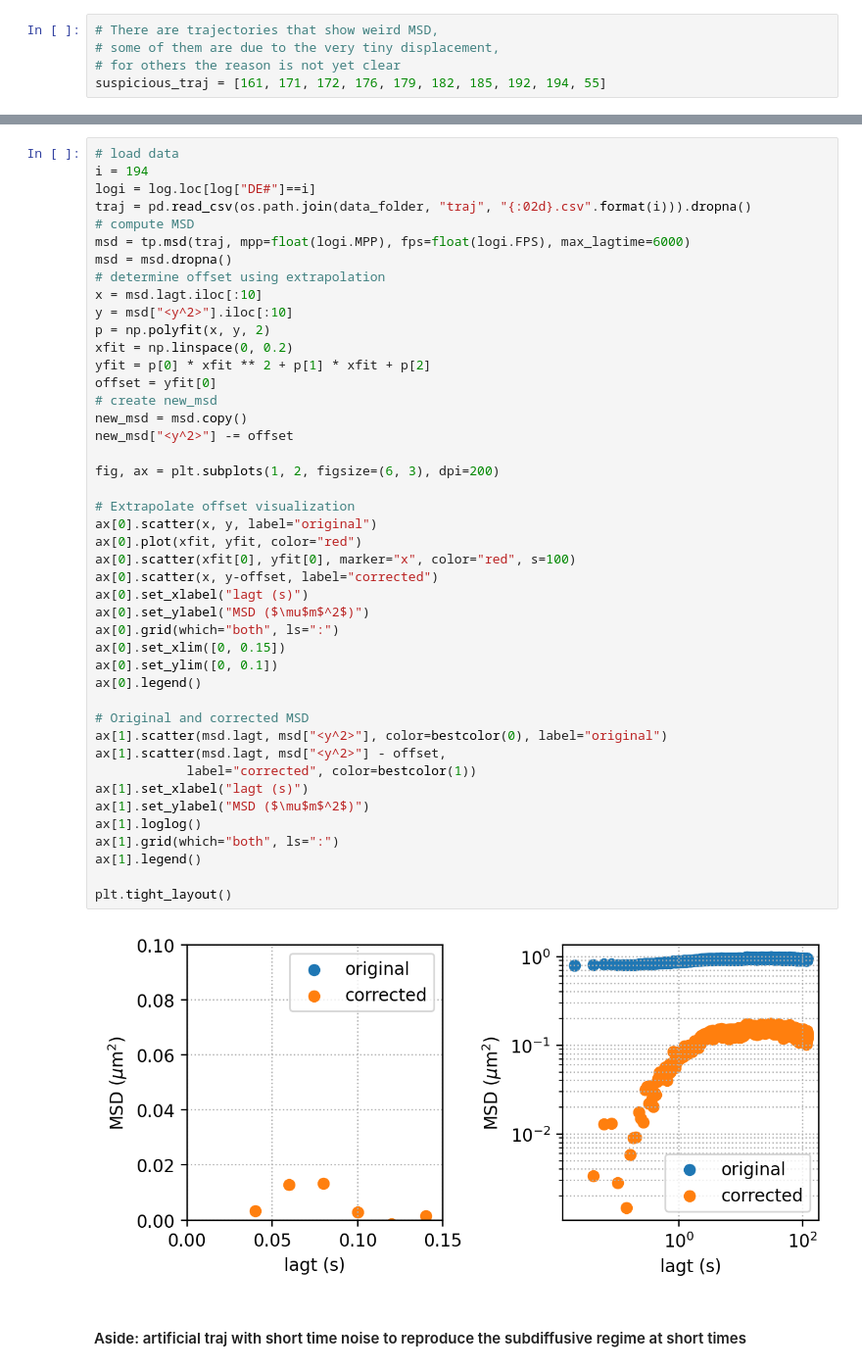
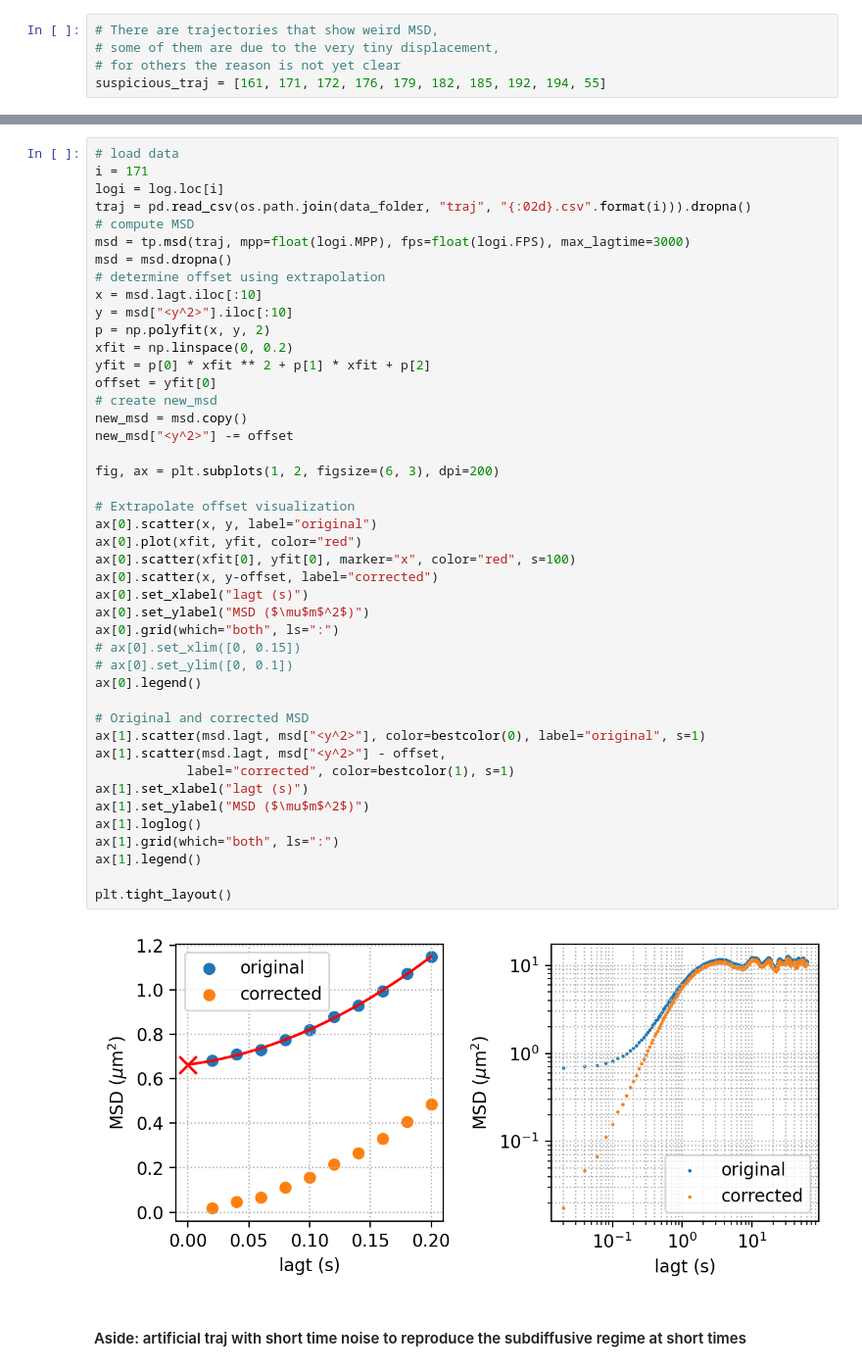
Before and after one commit to ZLoverty/DE, a Jupyter notebook: Code/DE data analysis.ipynb, the cells around one changed output, grey strips where cells are left out. Shown at 98% size. Cells and saved outputs as stored; diff of their text form.

```diff
--- a/Code/DE data analysis.ipynb
+++ b/Code/DE data analysis.ipynb
@@ -177,11 +416,11 @@ $$
 For full details, refer to the note [Deal with detection noise](../Notes/2022-07-21_deal-with-detection-noise.pdf)
 # %%
 # load data
-i = 194
-logi = log.loc[log["DE#"]==i]
+i = 171
+logi = log.loc[i]
 traj = pd.read_csv(os.path.join(data_folder, "traj", "{:02d}.csv".format(i))).dropna()
 # compute MSD
-msd = tp.msd(traj, mpp=float(logi.MPP), fps=float(logi.FPS), max_lagtime=6000)
+msd = tp.msd(traj, mpp=float(logi.MPP), fps=float(logi.FPS), max_lagtime=3000)
 msd = msd.dropna()
 # determine offset using extrapolation
 x = msd.lagt.iloc[:10]
@@ -189,38 +428,38 @@ y = msd["<y^2>"].iloc[:10]
 p = np.polyfit(x, y, 2)
 xfit = np.linspace(0, 0.2)
 yfit = p[0] * xfit ** 2 + p[1] * xfit + p[2]
 offset = yfit[0]
 # create new_msd
 new_msd = msd.copy()
 new_msd["<y^2>"] -= offset
 
 fig, ax = plt.subplots(1, 2, figsize=(6, 3), dpi=200)
 
 # Extrapolate offset visualization
 ax[0].scatter(x, y, label="original")
 ax[0].plot(xfit, yfit, color="red")
 ax[0].scatter(xfit[0], yfit[0], marker="x", color="red", s=100)
 ax[0].scatter(x, y-offset, label="corrected")
 ax[0].set_xlabel("lagt (s)")
 ax[0].set_ylabel("MSD ($\mu$m$^2$)")
 ax[0].grid(which="both", ls=":")
-ax[0].set_xlim([0, 0.15])
-ax[0].set_ylim([0, 0.1])
+# ax[0].set_xlim([0, 0.15])
+# ax[0].set_ylim([0, 0.1])
 ax[0].legend()
 
 # Original and corrected MSD
-ax[1].scatter(msd.lagt, msd["<y^2>"], color=bestcolor(0), label="original")
+ax[1].scatter(msd.lagt, msd["<y^2>"], color=bestcolor(0), label="original", s=1)
 ax[1].scatter(msd.lagt, msd["<y^2>"] - offset,
-            label="corrected", color=bestcolor(1))
+            label="corrected", color=bestcolor(1), s=1)
 ax[1].set_xlabel("lagt (s)")
 ax[1].set_ylabel("MSD ($\mu$m$^2$)")
 ax[1].loglog()
 ax[1].grid(which="both", ls=":")
 ax[1].legend()
 
 plt.tight_layout()
 # %% [output]
-[figure, old version]
+[figure, new version]
 # %% [markdown]
 #### Aside: artificial traj with short time noise to reproduce the subdiffusive regime at short times
 # %%
```
Also changed, not shown: parts of 137 cells of this notebook, 5 other files.
